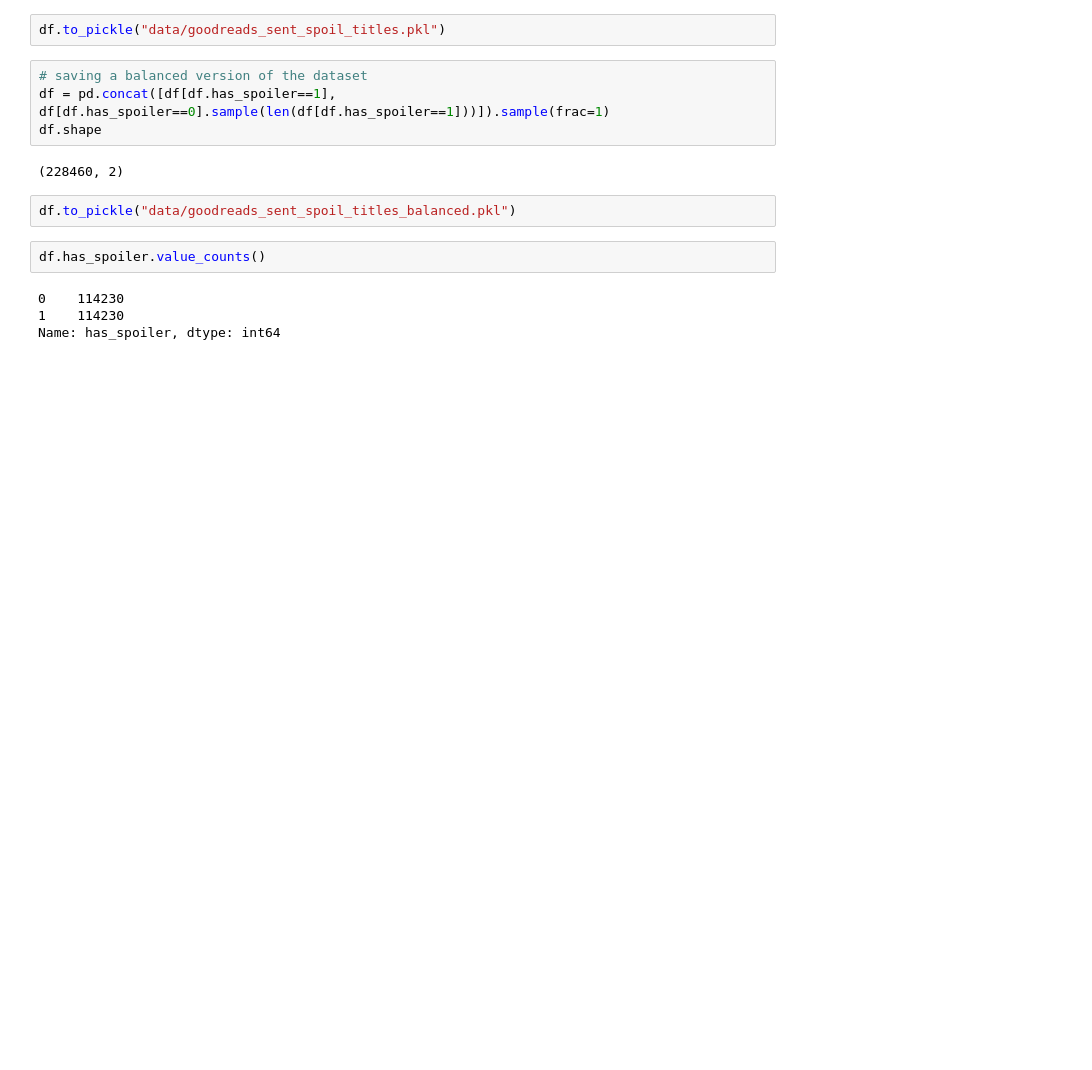
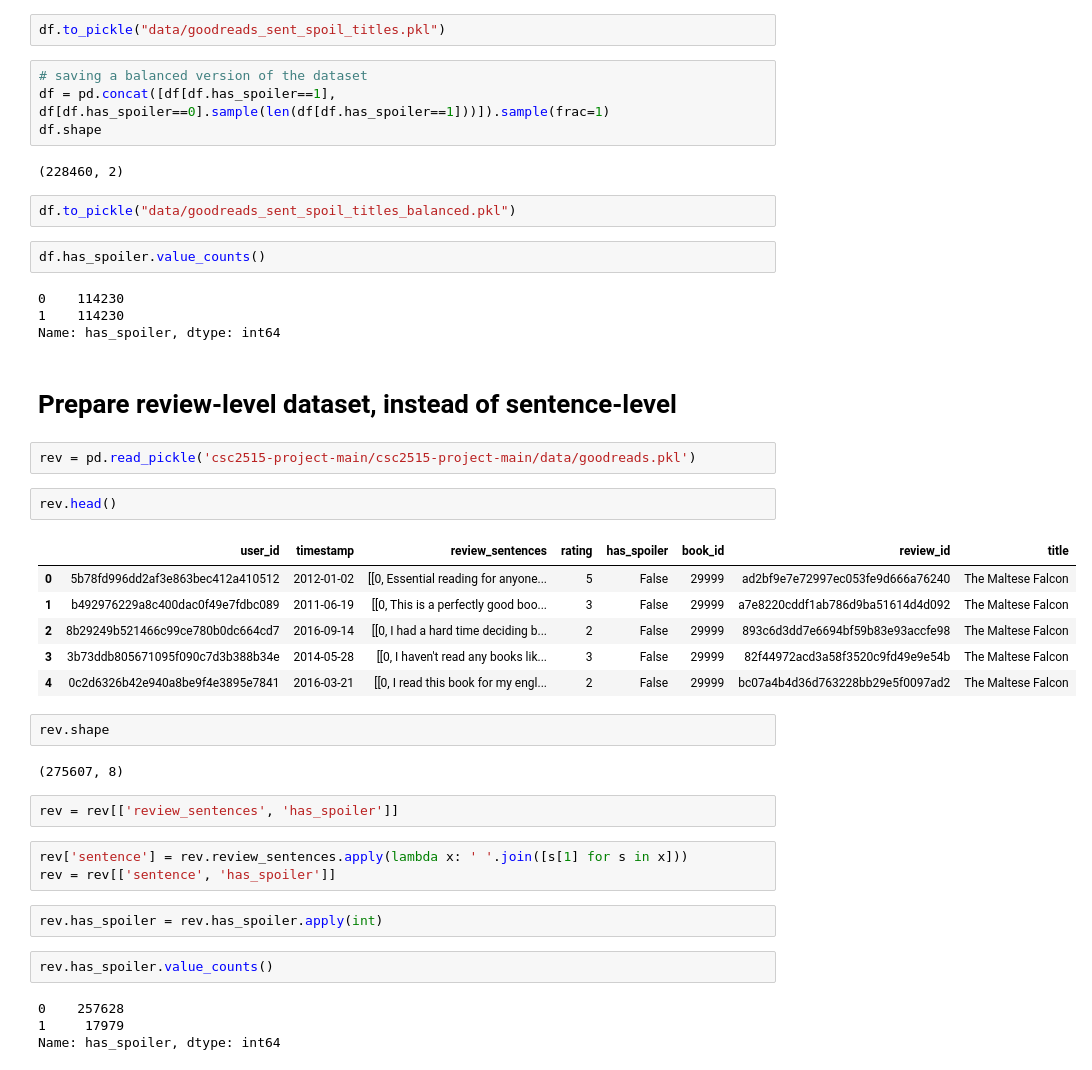
Before and after one commit to lemminkainen94/spoilerAlert, a Jupyter notebook: data_prep.ipynb, the cells around one changed output. Saved outputs shown, nothing was run; the diff lists cells and outputs as text; blank space fills up the shorter version.

```diff
--- a/data_prep.ipynb
+++ b/data_prep.ipynb
@@ -235,3 +235,33 @@ df.has_spoiler.value_counts()
 0    114230
 1    114230
 Name: has_spoiler, dtype: int64
+# %% [markdown]
+# Prepare review-level dataset, instead of sentence-level
+# %%
+rev = pd.read_pickle('csc2515-project-main/csc2515-project-main/data/goodreads.pkl')
+# %%
+rev.head()
+# %% [output]
+|  | user_id | timestamp | review_sentences | rating | has_spoiler | book_id | review_id | title |
+| 0 | 5b78fd996dd2af3e863bec412a410512 | 2012-01-02 | [[0, Essential reading for anyone... | 5 | False | 29999 | ad2bf9e7e72997ec053fe9d666a76240 | The Maltese Falcon |
+| 1 | b492976229a8c400dac0f49e7fdbc089 | 2011-06-19 | [[0, This is a perfectly good boo... | 3 | False | 29999 | a7e8220cddf1ab786d9ba51614d4d092 | The Maltese Falcon |
+| 2 | 8b29249b521466c99ce780b0dc664cd7 | 2016-09-14 | [[0, I had a hard time deciding b... | 2 | False | 29999 | 893c6d3dd7e6694bf59b83e93accfe98 | The Maltese Falcon |
+| 3 | 3b73ddb805671095f090c7d3b388b34e | 2014-05-28 | [[0, I haven't read any books lik... | 3 | False | 29999 | 82f44972acd3a58f3520c9fd49e9e54b | The Maltese Falcon |
+| 4 | 0c2d6326b42e940a8be9f4e3895e7841 | 2016-03-21 | [[0, I read this book for my engl... | 2 | False | 29999 | bc07a4b4d36d763228bb29e5f0097ad2 | The Maltese Falcon |
+# %%
+rev.shape
+# %% [output]
+(275607, 8)
+# %%
+rev = rev[['review_sentences', 'has_spoiler']]
+# %%
+rev['sentence'] = rev.review_sentences.apply(lambda x: ' '.join([s[1] for s in x]))
+rev = rev[['sentence', 'has_spoiler']]
+# %%
+rev.has_spoiler = rev.has_spoiler.apply(int)
+# %%
+rev.has_spoiler.value_counts()
+# %% [output]
+0    257628
+1     17979
+Name: has_spoiler, dtype: int64
```
Also changed, not shown: parts of 41 cells of this notebook, 7 other files.
